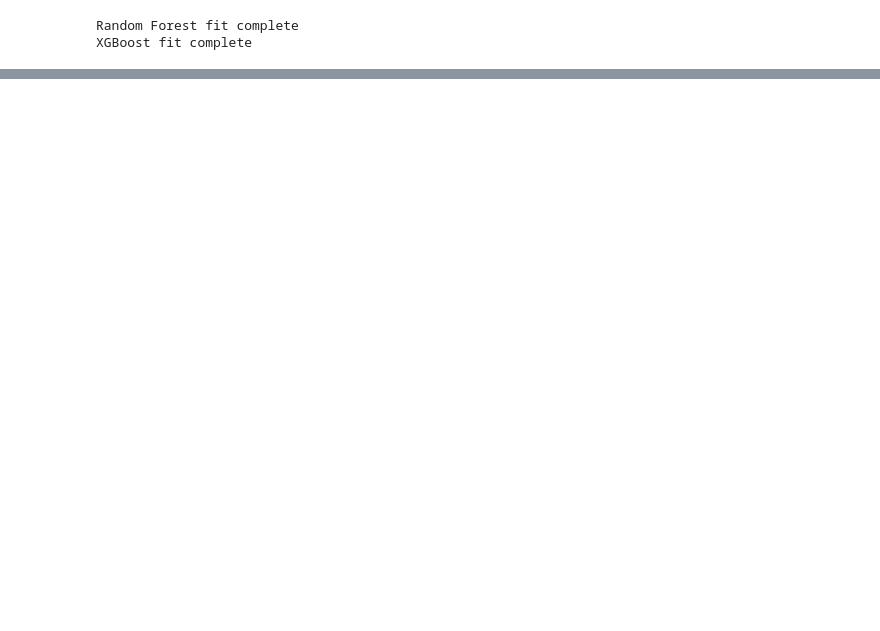
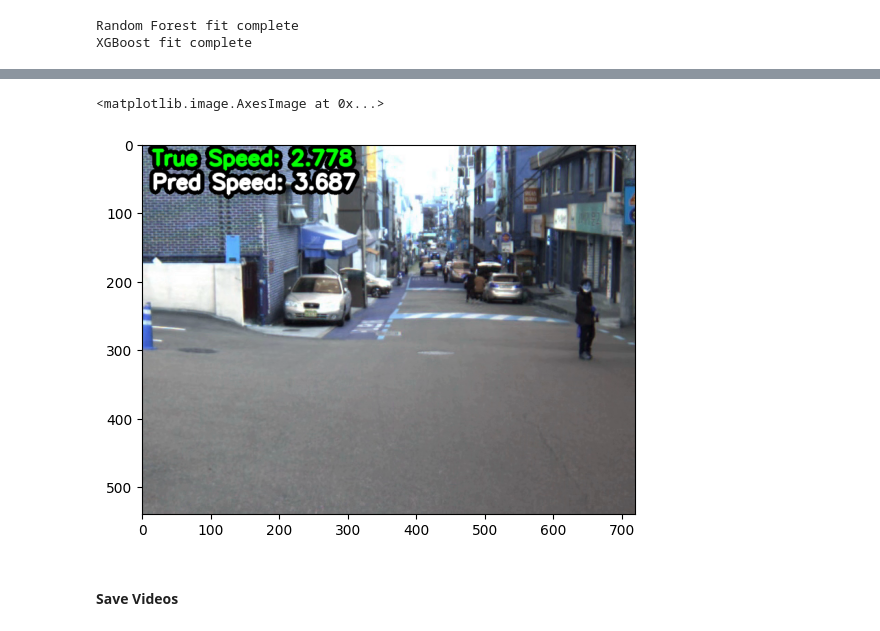
Before and after one commit to itberrios/CV_projects, a Jupyter notebook: mars_challenge/mars_challenge_1.ipynb, the cells around one changed output, grey strips where cells are left out. Saved outputs shown, nothing was run; the diff lists cells and outputs as text; code cells hidden in the pictures; blank space fills up the shorter version.

```diff
--- a/mars_challenge/mars_challenge_1.ipynb
+++ b/mars_challenge/mars_challenge_1.ipynb
@@ -483,0 +701,17 @@ XG Boost validation RMSE: 0.4444739458570942
+# %%
+# font
+font = cv2.FONT_HERSHEY_SIMPLEX
+
+# org
+org_true = (15, 30)
+org_pred = (15, 65)
+
+# fontScale
+fontScale = 1
+
+# Blue color in BGR
+color_true = (5, 255, 5)
+color_pred = (255, 255, 255)
+
+# Line thickness of 2 px
+thickness = 3
@@ -483,0 +765,5 @@ XG Boost validation RMSE: 0.4444739458570942
+# %%
+plt.imshow(frames[-1])
+# %% [output]
+<matplotlib.image.AxesImage at 0x...>
+[figure, added]
@@ -483,0 +810,2 @@ XG Boost validation RMSE: 0.4444739458570942
+# %% [markdown]
+#### **Save Videos**
```
Also changed, not shown: parts of 49 cells of this notebook.
